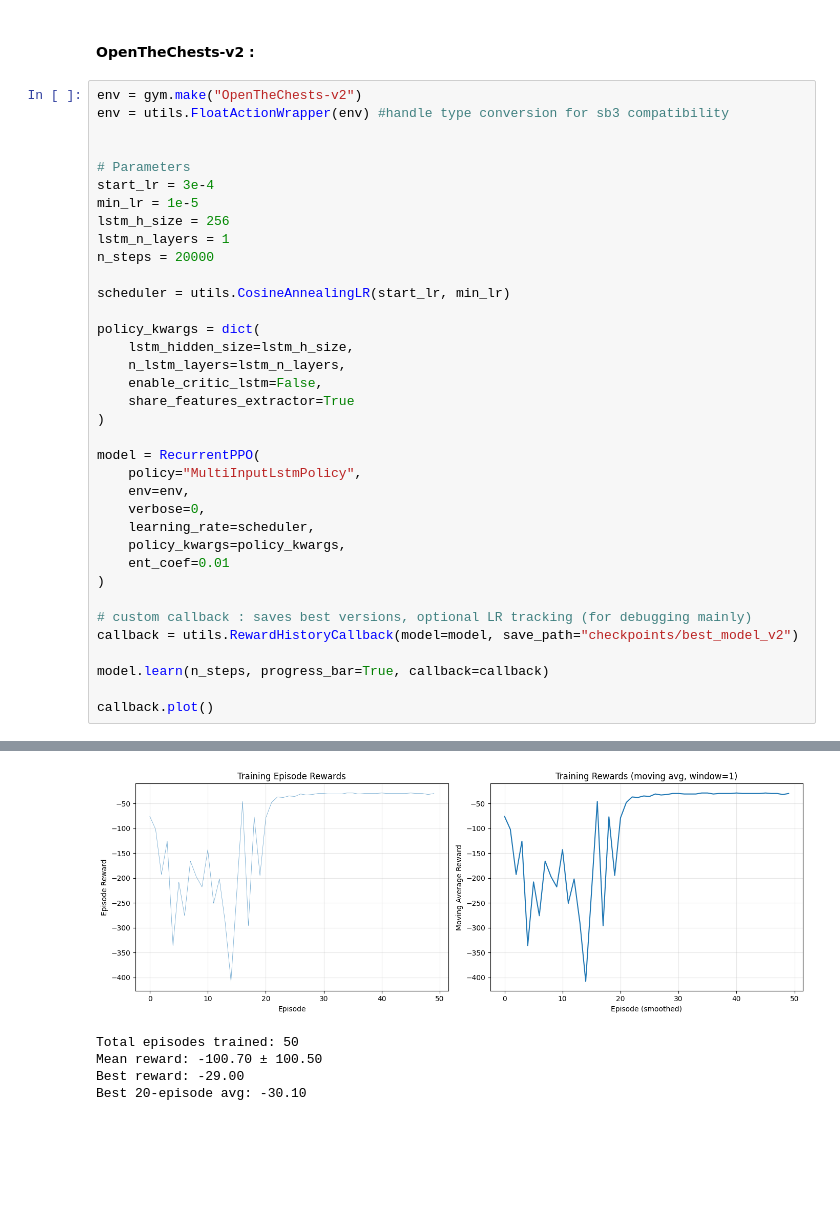
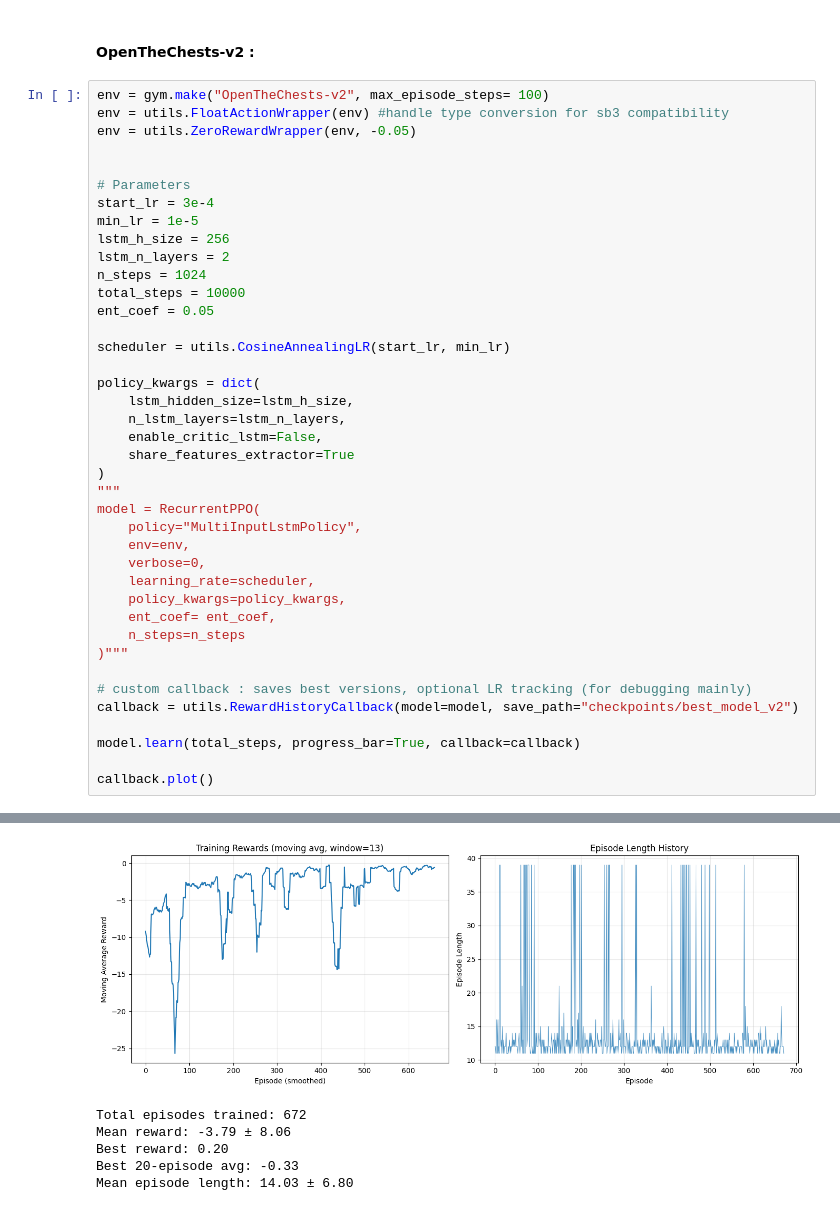
Before and after one commit to ChipsTruffe/OpenTheChest, a Jupyter notebook: trainings.ipynb, the cells around one changed output, grey strips where cells are left out. Cells and saved outputs as stored; diff of their text form; blank space fills up the shorter version.

Commit message:
switched to a pre/post training approach for v1/v2. Best results so far.

```diff
--- a/trainings.ipynb
+++ b/trainings.ipynb
@@ -131,46 +132,51 @@ Best 20-episode avg: -7.70
 # %% [markdown]
 #### OpenTheChests-v2 :
 # %%
-env = gym.make("OpenTheChests-v2")
+env = gym.make("OpenTheChests-v2", max_episode_steps= 100)
 env = utils.FloatActionWrapper(env) #handle type conversion for sb3 compatibility
+env = utils.ZeroRewardWrapper(env, -0.05)
 
 
 # Parameters
 start_lr = 3e-4
 min_lr = 1e-5
 lstm_h_size = 256
-lstm_n_layers = 1
-n_steps = 20000
+lstm_n_layers = 2
+n_steps = 1024
+total_steps = 10000
+ent_coef = 0.05
 
 scheduler = utils.CosineAnnealingLR(start_lr, min_lr)
 
 policy_kwargs = dict(
     lstm_hidden_size=lstm_h_size,
     n_lstm_layers=lstm_n_layers,
     enable_critic_lstm=False,
     share_features_extractor=True
 )
-
+"""
 model = RecurrentPPO(
     policy="MultiInputLstmPolicy",
     env=env,
     verbose=0,
     learning_rate=scheduler,
     policy_kwargs=policy_kwargs,
-    ent_coef=0.01
-)
+    ent_coef= ent_coef,
+    n_steps=n_steps
+)"""
 
 # custom callback : saves best versions, optional LR tracking (for debugging mainly)
 callback = utils.RewardHistoryCallback(model=model, save_path="checkpoints/best_model_v2")
 
-model.learn(n_steps, progress_bar=True, callback=callback)
+model.learn(total_steps, progress_bar=True, callback=callback)
 
 callback.plot()
 # %% [output]
 [interactive output not drawn]
 [interactive output not drawn]
-[figure, old version]
+[figure, new version]
-Total episodes trained: 50
-Mean reward: -100.70 ± 100.50
-Best reward: -29.00
-Best 20-episode avg: -30.10
+Total episodes trained: 672
+Mean reward: -3.79 ± 8.06
+Best reward: 0.20
+Best 20-episode avg: -0.33
+Mean episode length: 14.03 ± 6.80
```
Also changed, not shown: parts of 4 cells of this notebook, 6 other files.
